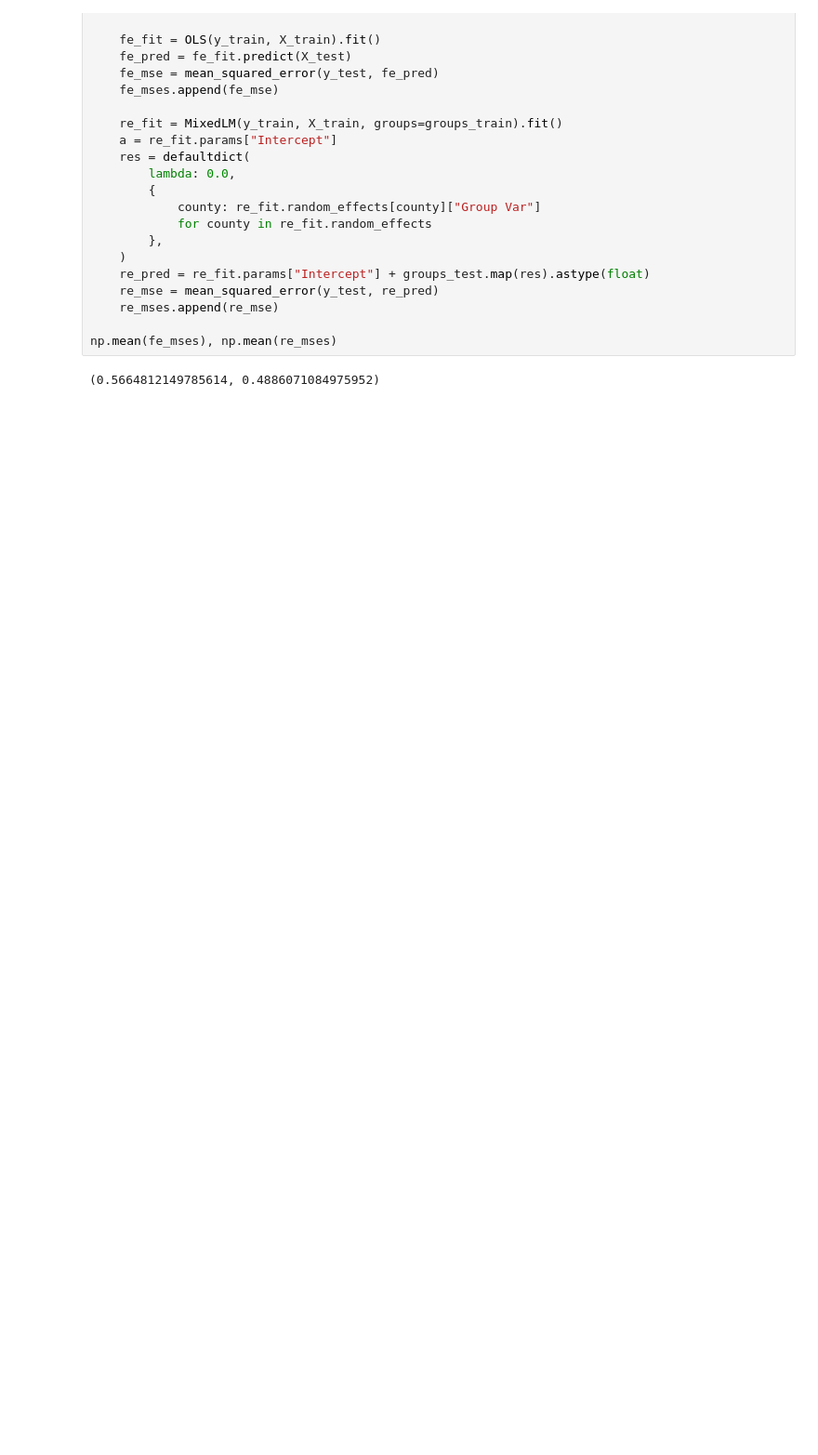
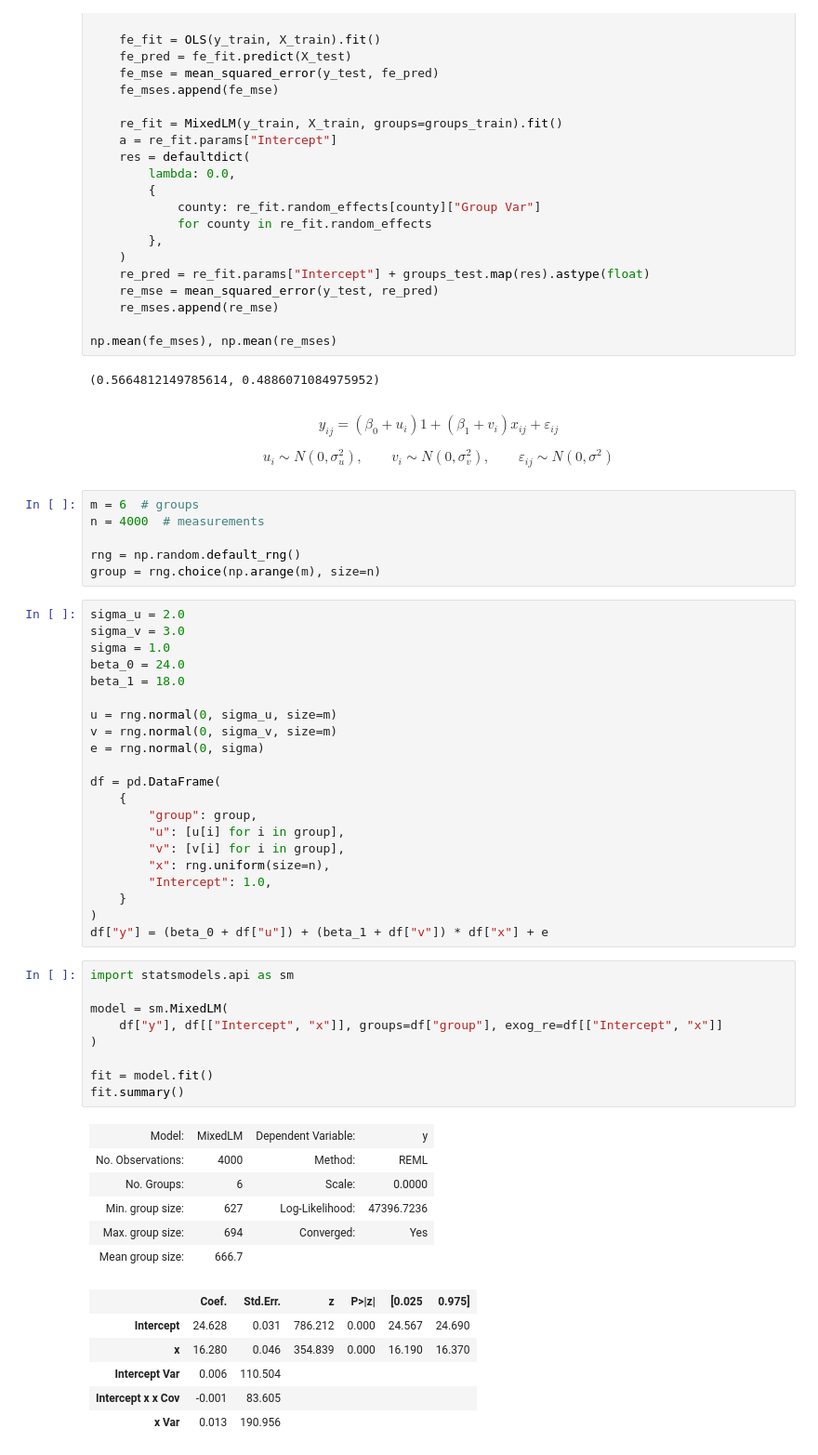
Before and after one commit to mgreenbe/DATA335W2025, a Jupyter notebook: code/random_effects.ipynb, the cells around one changed output. Shown at 93% size. Cells and saved outputs as stored; diff of their text form; blank space fills up the shorter version.

```diff
--- a/code/random_effects.ipynb
+++ b/code/random_effects.ipynb
@@ -378,3 +378,60 @@ for train, test in cv.split(small_df):
 np.mean(fe_mses), np.mean(re_mses)
 # %% [output]
 (0.5664812149785614, 0.4886071084975952)
+# %% [markdown]
+$$
+y_{ij} = (\beta_0 + u_i)1 + (\beta_1 + v_i)x_{ij} + \varepsilon_{ij}
+$$
+
+$$
+u_i\sim N(0, \sigma_u^2),\qquad v_i\sim N(0, \sigma_v^2),\qquad \varepsilon_{ij}\sim N(0, \sigma^2)
+$$
+# %%
+m = 6  # groups
+n = 4000  # measurements
+
+rng = np.random.default_rng()
+group = rng.choice(np.arange(m), size=n)
+# %%
+sigma_u = 2.0
+sigma_v = 3.0
+sigma = 1.0
+beta_0 = 24.0
+beta_1 = 18.0
+
+u = rng.normal(0, sigma_u, size=m)
+v = rng.normal(0, sigma_v, size=m)
+e = rng.normal(0, sigma)
+
+df = pd.DataFrame(
+    {
+        "group": group,
+        "u": [u[i] for i in group],
+        "v": [v[i] for i in group],
+        "x": rng.uniform(size=n),
+        "Intercept": 1.0,
+    }
+)
+df["y"] = (beta_0 + df["u"]) + (beta_1 + df["v"]) * df["x"] + e
+# %%
+import statsmodels.api as sm
+
+model = sm.MixedLM(
+    df["y"], df[["Intercept", "x"]], groups=df["group"], exog_re=df[["Intercept", "x"]]
+)
+
+fit = model.fit()
+fit.summary()
+# %% [output]
+| Model: | MixedLM | Dependent Variable: | y |
+| No. Observations: | 4000 | Method: | REML |
+| No. Groups: | 6 | Scale: | 0.0000 |
+| Min. group size: | 627 | Log-Likelihood: | 47396.7236 |
+| Max. group size: | 694 | Converged: | Yes |
+| Mean group size: | 666.7 |  |  |
+|  | Coef. | Std.Err. | z | P>|z| | [0.025 | 0.975] |
+| Intercept | 24.628 | 0.031 | 786.212 | 0.000 | 24.567 | 24.690 |
+| x | 16.280 | 0.046 | 354.839 | 0.000 | 16.190 | 16.370 |
+| Intercept Var | 0.006 | 110.504 |  |  |  |  |
+| Intercept x x Cov | -0.001 | 83.605 |  |  |  |  |
+| x Var | 0.013 | 190.956 |  |  |  |  |
```
Also changed, not shown: parts of 11 cells of this notebook.
